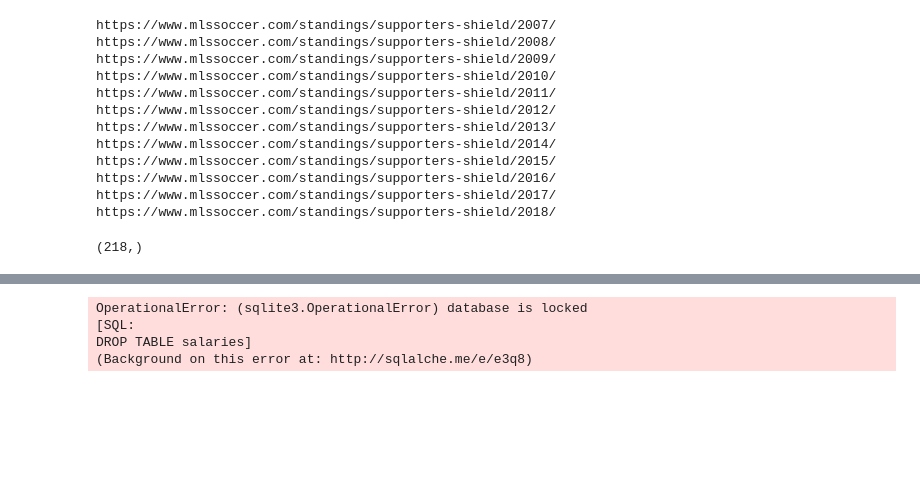
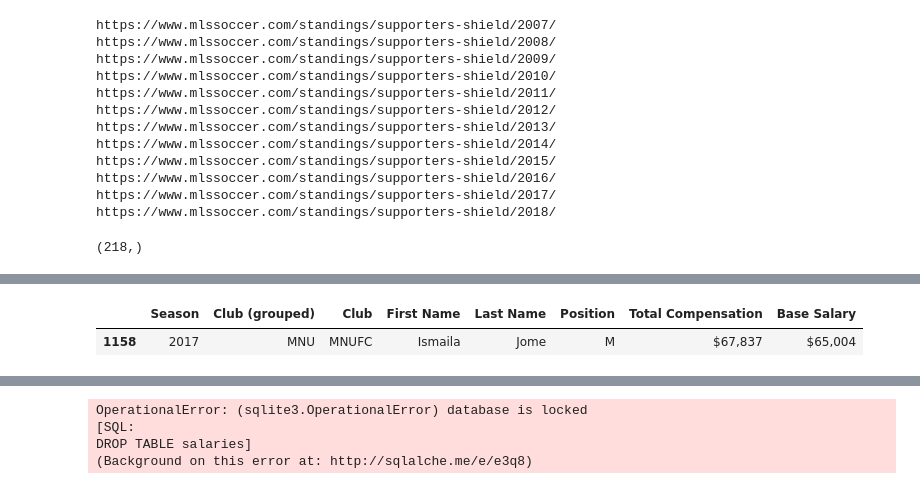
Before and after one commit to kyraha/UMN_PR02_ETL, a Jupyter notebook: ETL_KD/MLSstandingsKD.ipynb, the cells around one changed output, grey strips where cells are left out. Saved outputs shown, nothing was run; the diff lists cells and outputs as text; code cells hidden in the pictures; blank space fills up the shorter version.

```diff
--- a/ETL_KD/MLSstandingsKD.ipynb
+++ b/ETL_KD/MLSstandingsKD.ipynb
@@ -197,0 +219,6 @@ sal
+# %%
+sall = sal[sal['Last Name']=="Jome"]
+sall
+# %% [output]
+|  | Season | Club (grouped) | Club | First Name | Last Name | Position | Total Compensation | Base Salary |
+| 1158 | 2017 | MNU | MNUFC | Ismaila | Jome | M | $67,837 | $65,004 |
```
Also changed, not shown: parts of 4 cells of this notebook, 2 other files.
